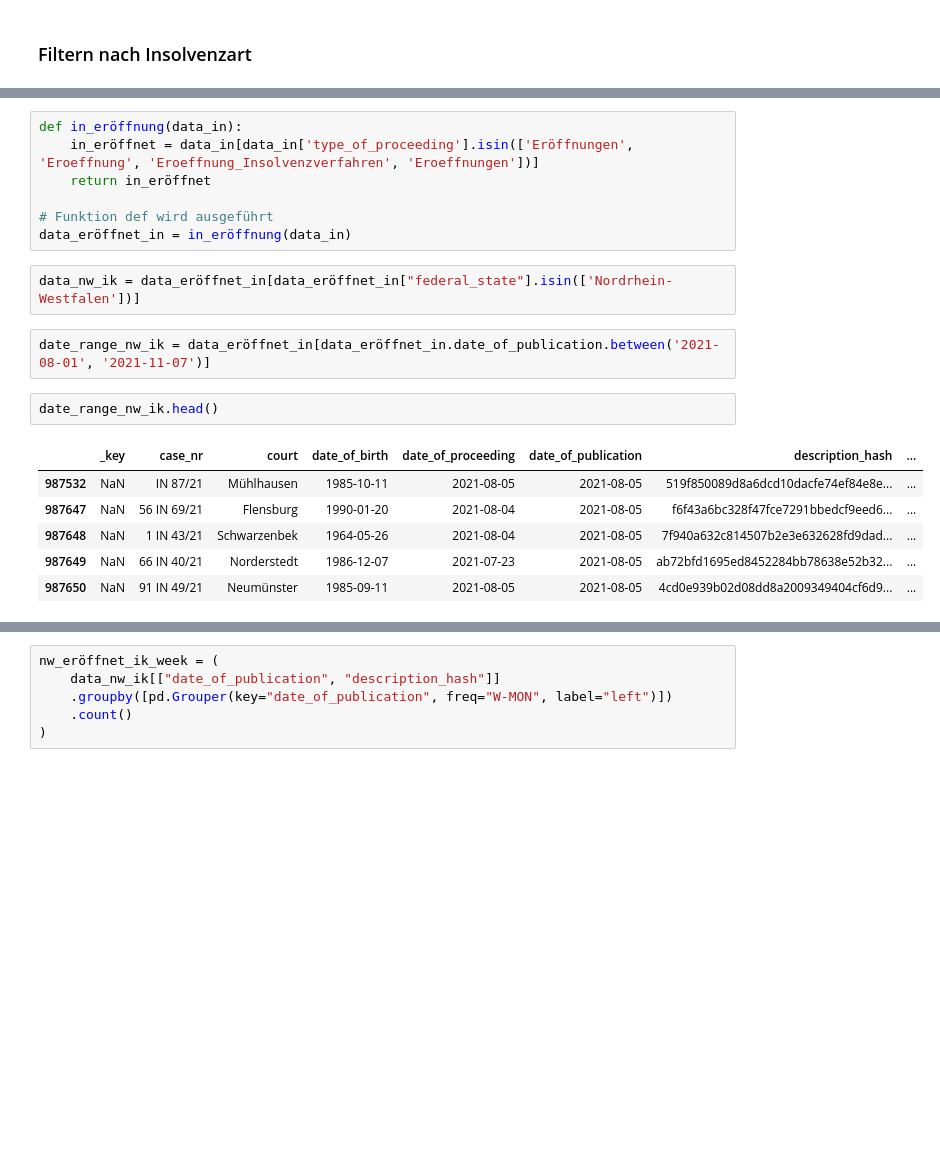
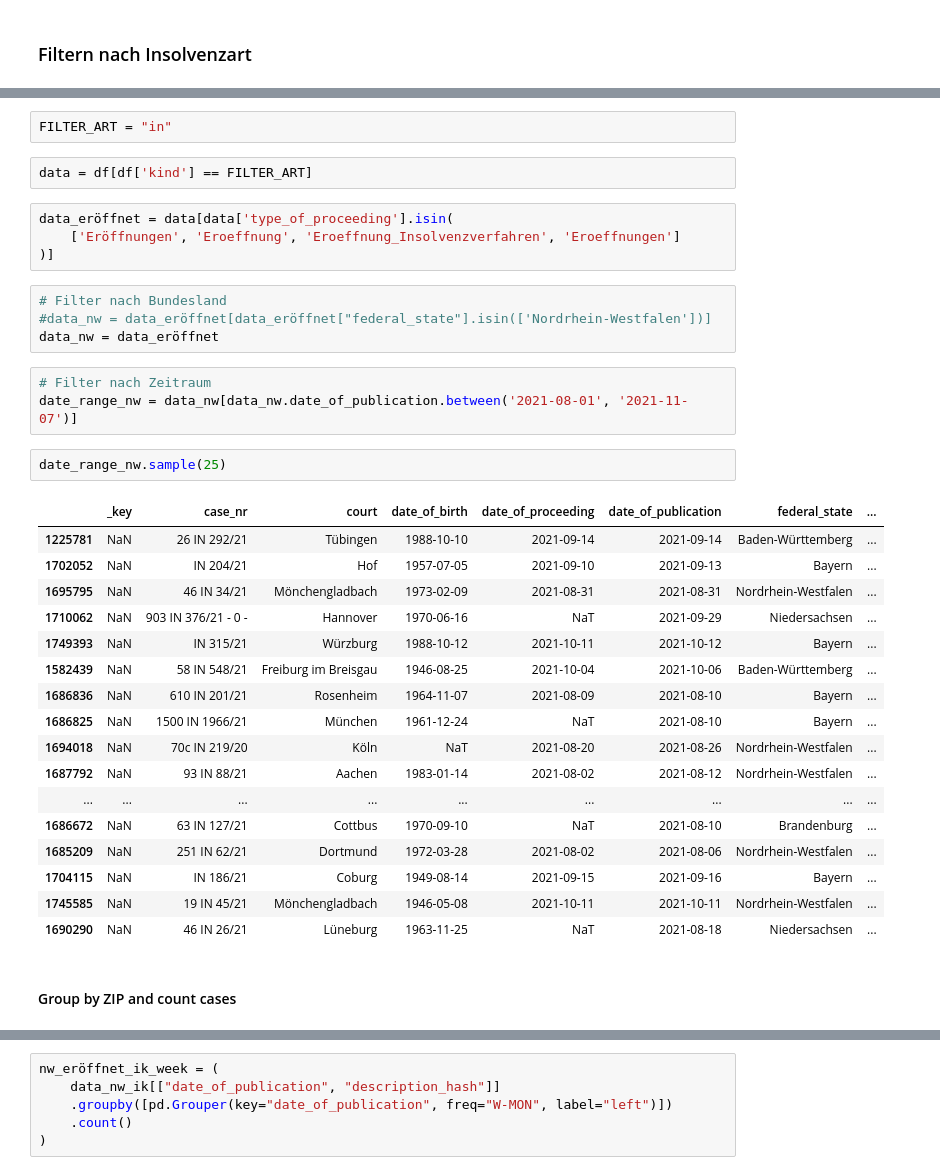
Before and after one commit to wdr-data/insolvenzen, a Jupyter notebook: Insolvenzen_alles.ipynb, the cells around one changed output, grey strips where cells are left out. Saved outputs shown, nothing was run; the diff lists cells and outputs as text; blank space fills up the shorter version.

```diff
--- a/Insolvenzen_alles.ipynb
+++ b/Insolvenzen_alles.ipynb
@@ -159,21 +115,38 @@ data_in = in_kind(df16)
+# %%
+FILTER_ART = "in"
+# %%
+data = df[df['kind'] == FILTER_ART]
 # %%
-def in_eröffnung(data_in):
-    in_eröffnet = data_in[data_in['type_of_proceeding'].isin(['Eröffnungen', 'Eroeffnung', 'Eroeffnung_Insolvenzverfahren', 'Eroeffnungen'])]
-    return in_eröffnet
-
-# Funktion def wird ausgeführt
-data_eröffnet_in = in_eröffnung(data_in)
+data_eröffnet = data[data['type_of_proceeding'].isin(
+    ['Eröffnungen', 'Eroeffnung', 'Eroeffnung_Insolvenzverfahren', 'Eroeffnungen']
+)]
 # %%
-data_nw_ik = data_eröffnet_in[data_eröffnet_in["federal_state"].isin(['Nordrhein-Westfalen'])]
+# Filter nach Bundesland
+#data_nw = data_eröffnet[data_eröffnet["federal_state"].isin(['Nordrhein-Westfalen'])]
+data_nw = data_eröffnet
 # %%
-date_range_nw_ik = data_eröffnet_in[data_eröffnet_in.date_of_publication.between('2021-08-01', '2021-11-07')]
+# Filter nach Zeitraum
+date_range_nw = data_nw[data_nw.date_of_publication.between('2021-08-01', '2021-11-07')]
 # %%
-date_range_nw_ik.head()
+date_range_nw.sample(25)
 # %% [output]
-|  | _key | case_nr | court | date_of_birth | date_of_proceeding | date_of_publication | description_hash | ... |
-| 987532 | NaN | IN 87/21 | Mühlhausen | 1985-10-11 | 2021-08-05 | 2021-08-05 | 519f850089d8a6dcd10dacfe74ef84e8e... | ... |
-| 987647 | NaN | 56 IN 69/21 | Flensburg | 1990-01-20 | 2021-08-04 | 2021-08-05 | f6f43a6bc328f47fce7291bbedcf9eed6... | ... |
-| 987648 | NaN | 1 IN 43/21 | Schwarzenbek | 1964-05-26 | 2021-08-04 | 2021-08-05 | 7f940a632c814507b2e3e632628fd9dad... | ... |
-| 987649 | NaN | 66 IN 40/21 | Norderstedt | 1986-12-07 | 2021-07-23 | 2021-08-05 | ab72bfd1695ed8452284bb78638e52b32... | ... |
-| 987650 | NaN | 91 IN 49/21 | Neumünster | 1985-09-11 | 2021-08-05 | 2021-08-05 | 4cd0e939b02d08dd8a2009349404cf6d9... | ... |
+|  | _key | case_nr | court | date_of_birth | date_of_proceeding | date_of_publication | federal_state | ... |
+| 1225781 | NaN | 26 IN 292/21 | Tübingen | 1988-10-10 | 2021-09-14 | 2021-09-14 | Baden-Württemberg | ... |
+| 1702052 | NaN | IN 204/21 | Hof | 1957-07-05 | 2021-09-10 | 2021-09-13 | Bayern | ... |
+| 1695795 | NaN | 46 IN 34/21 | Mönchengladbach | 1973-02-09 | 2021-08-31 | 2021-08-31 | Nordrhein-Westfalen | ... |
+| 1710062 | NaN | 903 IN 376/21 - 0 - | Hannover | 1970-06-16 | NaT | 2021-09-29 | Niedersachsen | ... |
+| 1749393 | NaN | IN 315/21 | Würzburg | 1988-10-12 | 2021-10-11 | 2021-10-12 | Bayern | ... |
+| 1582439 | NaN | 58 IN 548/21 | Freiburg im Breisgau | 1946-08-25 | 2021-10-04 | 2021-10-06 | Baden-Württemberg | ... |
+| 1686836 | NaN | 610 IN 201/21 | Rosenheim | 1964-11-07 | 2021-08-09 | 2021-08-10 | Bayern | ... |
+| 1686825 | NaN | 1500 IN 1966/21 | München | 1961-12-24 | NaT | 2021-08-10 | Bayern | ... |
+| 1694018 | NaN | 70c IN 219/20 | Köln | NaT | 2021-08-20 | 2021-08-26 | Nordrhein-Westfalen | ... |
+| 1687792 | NaN | 93 IN 88/21 | Aachen | 1983-01-14 | 2021-08-02 | 2021-08-12 | Nordrhein-Westfalen | ... |
+| ... | ... | ... | ... | ... | ... | ... | ... | ... |
+| 1686672 | NaN | 63 IN 127/21 | Cottbus | 1970-09-10 | NaT | 2021-08-10 | Brandenburg | ... |
+| 1685209 | NaN | 251 IN 62/21 | Dortmund | 1972-03-28 | 2021-08-02 | 2021-08-06 | Nordrhein-Westfalen | ... |
+| 1704115 | NaN | IN 186/21 | Coburg | 1949-08-14 | 2021-09-15 | 2021-09-16 | Bayern | ... |
+| 1745585 | NaN | 19 IN 45/21 | Mönchengladbach | 1946-05-08 | 2021-10-11 | 2021-10-11 | Nordrhein-Westfalen | ... |
+| 1690290 | NaN | 46 IN 26/21 | Lüneburg | 1963-11-25 | NaT | 2021-08-18 | Niedersachsen | ... |
+# %% [markdown]
+#### Group by ZIP and count cases
 # %%
```
Also changed, not shown: parts of 53 cells of this notebook.
